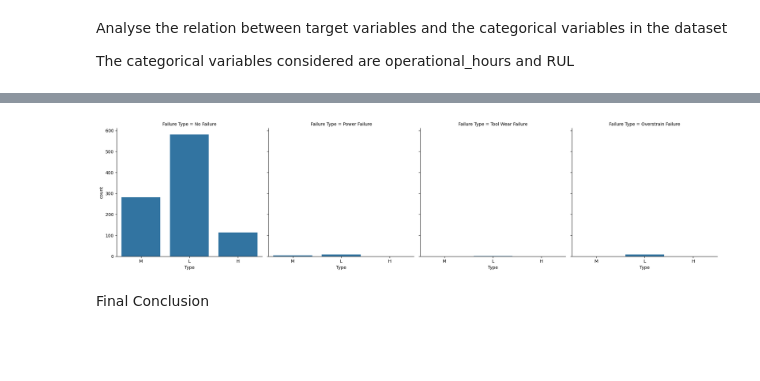
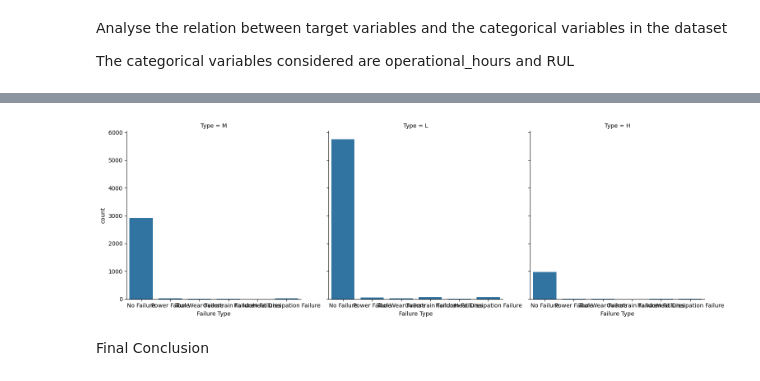
Before and after one commit to xardous09/HACKERA, a Jupyter notebook: EDA.ipynb, the cells around one changed output, grey strips where cells are left out. Saved outputs shown, nothing was run; the diff lists cells and outputs as text; code cells hidden in the pictures; blank space fills up the shorter version.

```diff
--- a/EDA.ipynb
+++ b/EDA.ipynb
@@ -566,8 +566,8 @@ plt.show()
 # %%
-sns.catplot(x='Type', col='Failure Type', kind='count', data=df2)   #factor plot()
+sns.catplot(x='Failure Type', col='Type', kind='count', data=df2)   #factor plot()
 plt.show()
 # %% [output]
-[figure, old version]
+[figure, new version]
 # %% [markdown]
 Final Conclusion
 # %%
```
Also changed, not shown: parts of 40 cells of this notebook, 3 other files.
